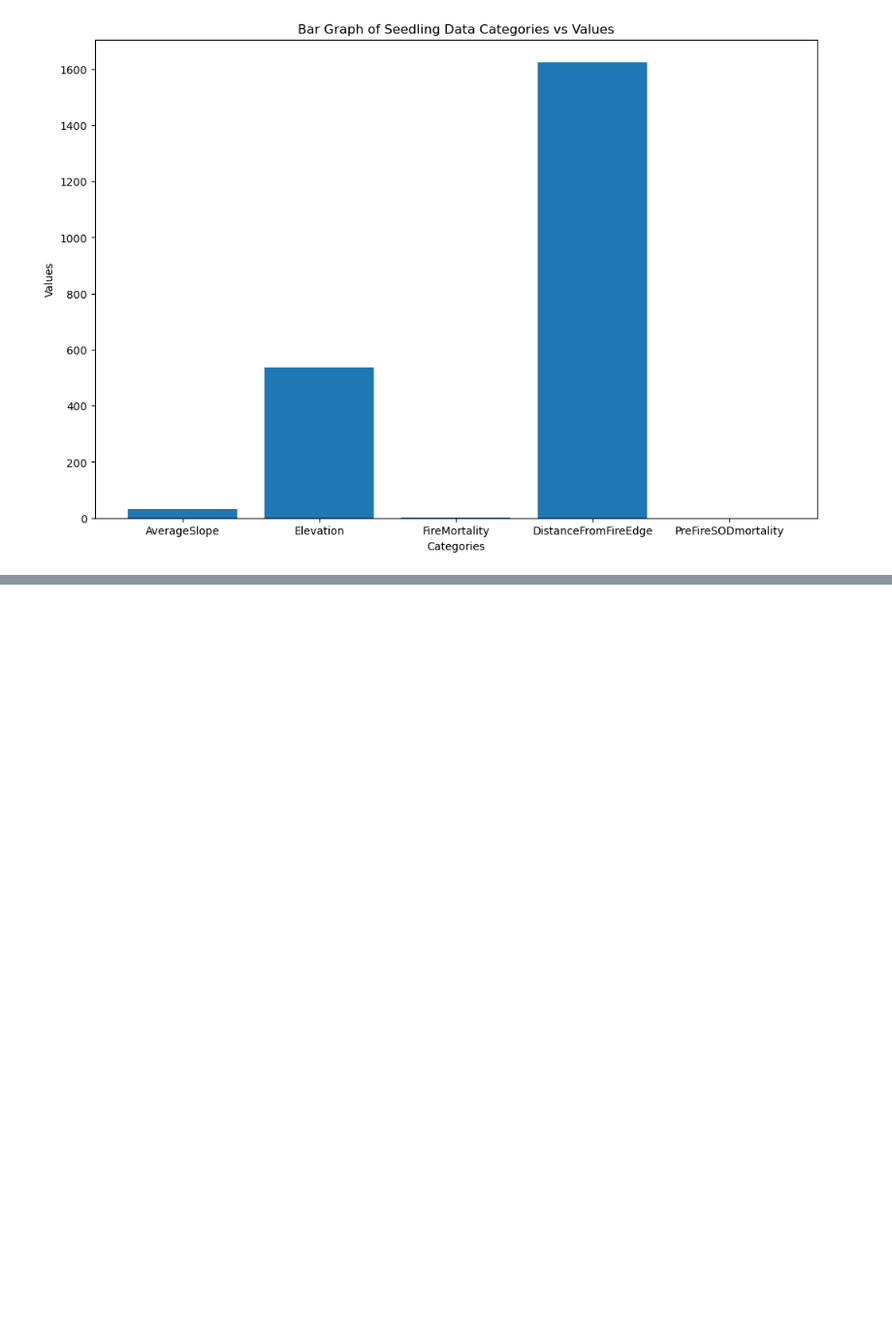
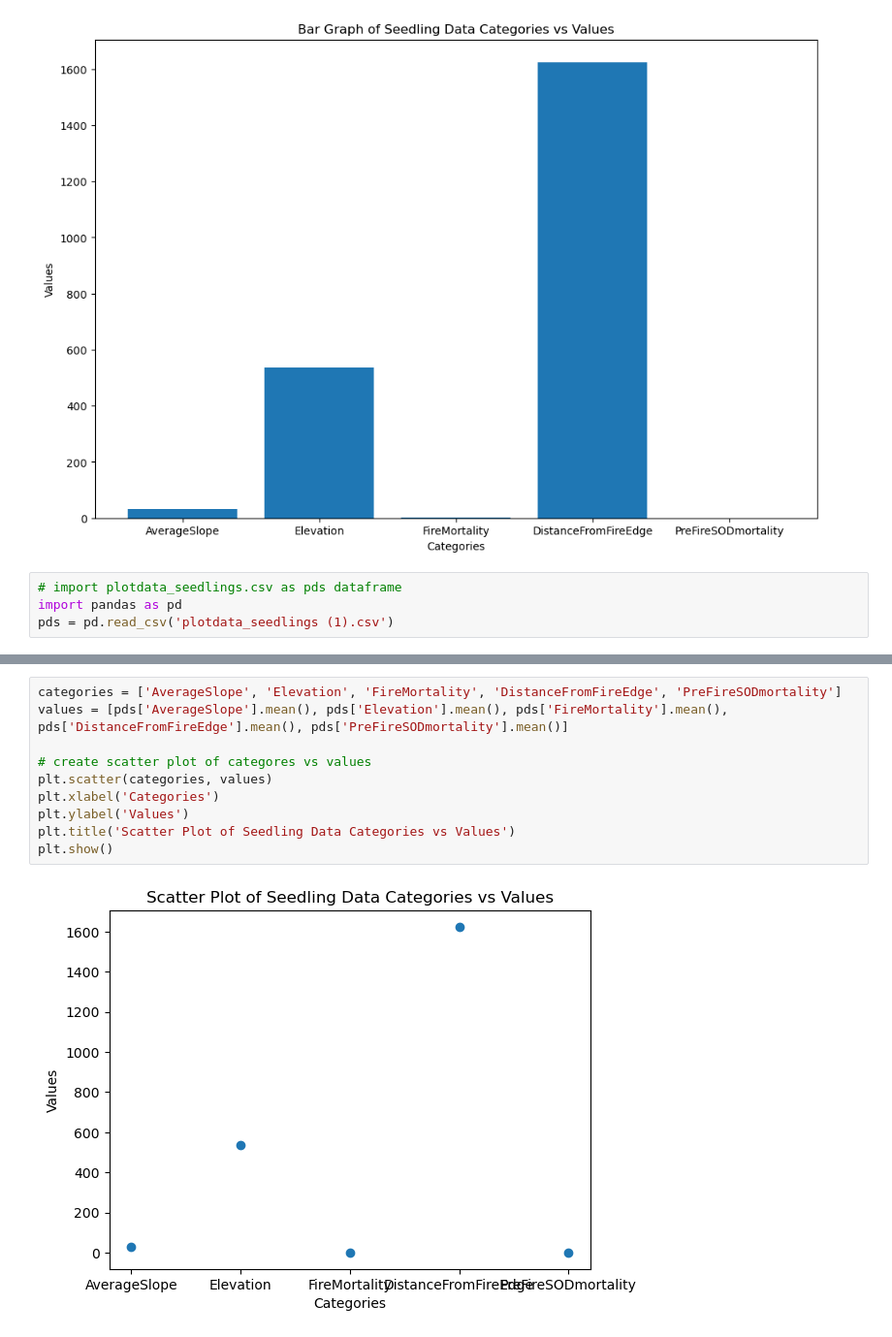
Before and after one commit to madiclack188-cloud/BIO_350_F25, a Jupyter notebook: Bio_350_FinalProject/BIO350_FinalProject.ipynb, the cells around one changed output, grey strips where cells are left out. Shown: that part at 97% size. Saved outputs shown, nothing was run; the diff lists cells and outputs as text; blank space fills up the shorter version.

```diff
--- a/Bio_350_FinalProject/BIO350_FinalProject.ipynb
+++ b/Bio_350_FinalProject/BIO350_FinalProject.ipynb
@@ -70,3 +70,7 @@ plt.title('Bar Graph of Seedling Data Categories vs Values')
 plt.show()
 # %% [output]
 [figure]
+# %%
+# import plotdata_seedlings.csv as pds dataframe
+import pandas as pd
+pds = pd.read_csv('plotdata_seedlings (1).csv')
@@ -72,0 +136,12 @@ plt.show()
+# %%
+categories = ['AverageSlope', 'Elevation', 'FireMortality', 'DistanceFromFireEdge', 'PreFireSODmortality']
+values = [pds['AverageSlope'].mean(), pds['Elevation'].mean(), pds['FireMortality'].mean(), pds['DistanceFromFireEdge'].mean(), pds['PreFireSODmortality'].mean()]
+
+# create scatter plot of categores vs values
+plt.scatter(categories, values)
+plt.xlabel('Categories')
+plt.ylabel('Values')
+plt.title('Scatter Plot of Seedling Data Categories vs Values')
+plt.show()
+# %% [output]
+[figure, added]
```
Also changed, not shown: parts of 11 cells of this notebook, 1 other file.
